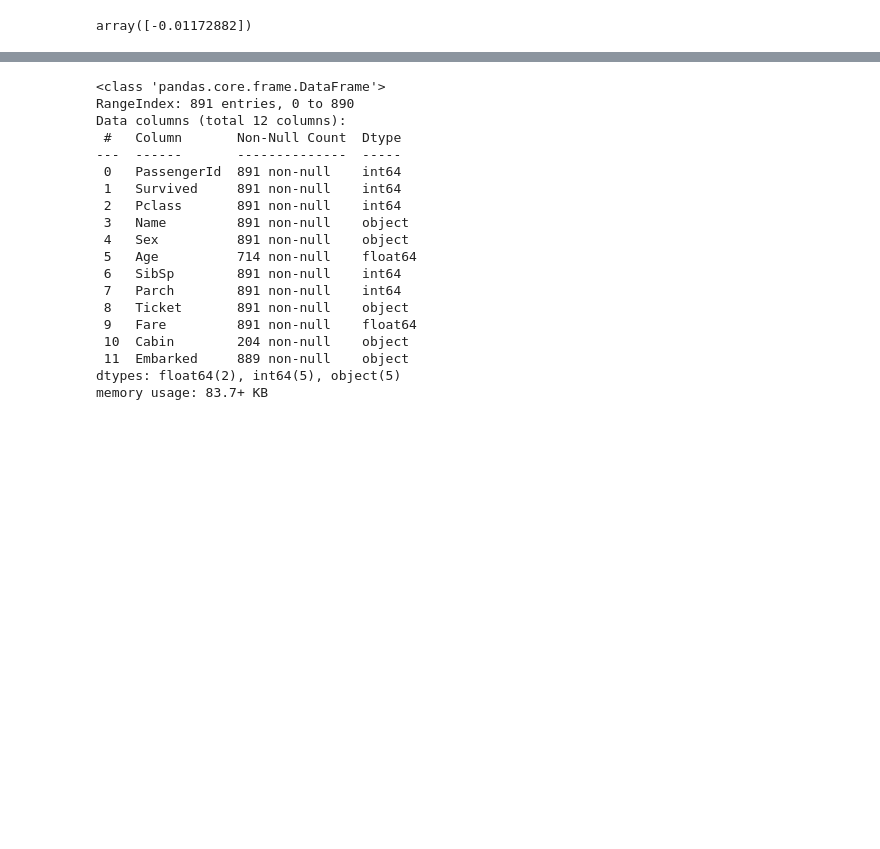
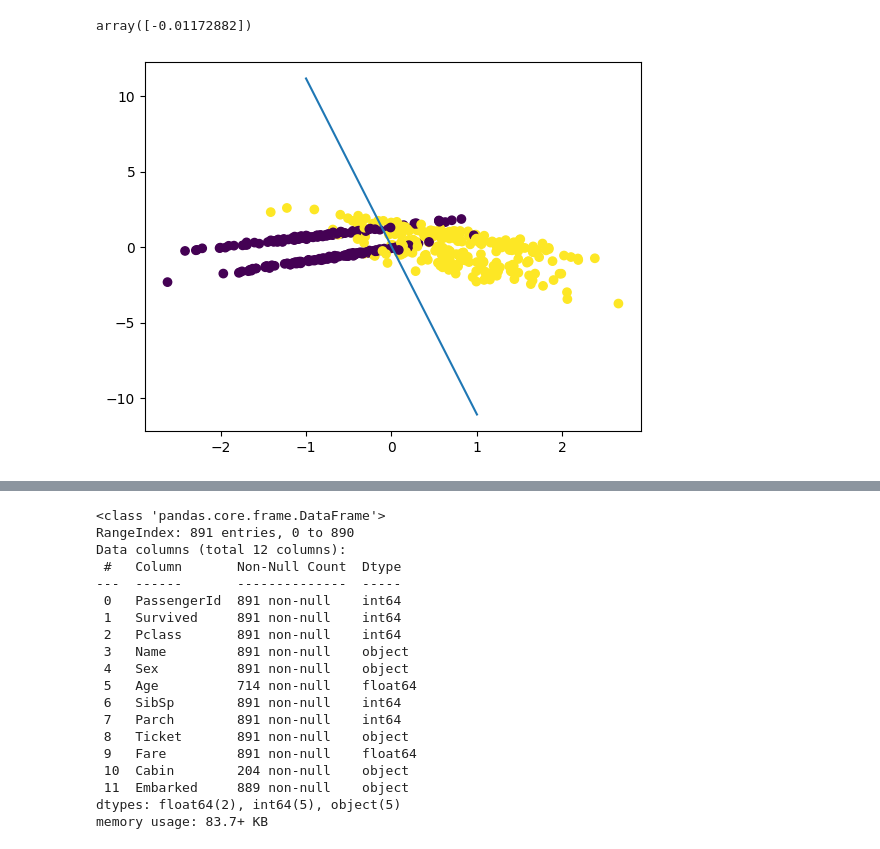
Before and after one commit to ShubhamSinghal12/GLA_FEB2025, a Jupyter notebook: LogisticRegressionTitinaic.ipynb, the cells around one changed output, grey strips where cells are left out. Cells and saved outputs as stored; diff of their text form; code cells hidden in the pictures; blank space fills up the shorter version.

```diff
--- a/LogisticRegressionTitinaic.ipynb
+++ b/LogisticRegressionTitinaic.ipynb
@@ -28,6 +28,15 @@ array([[3.3080991, 0.2973644]])
 clf.intercept_
 # %% [output]
 array([-0.01172882])
+# %%
+x1 = np.linspace(-1,1,100)
+x2 = (-clf.coef_[0][0]*x1-clf.intercept_[0])/clf.coef_[0][1]
+# %%
+plt.scatter(X[:,0],X[:,1],c=y)
+plt.plot(x1,x2)
+plt.show()
+# %% [output]
+[figure, added]
 # %%
 data = pd.read_csv('Titanic.csv')
 # %%
```
Also changed, not shown: parts of 7 cells of this notebook, 4 other files.
